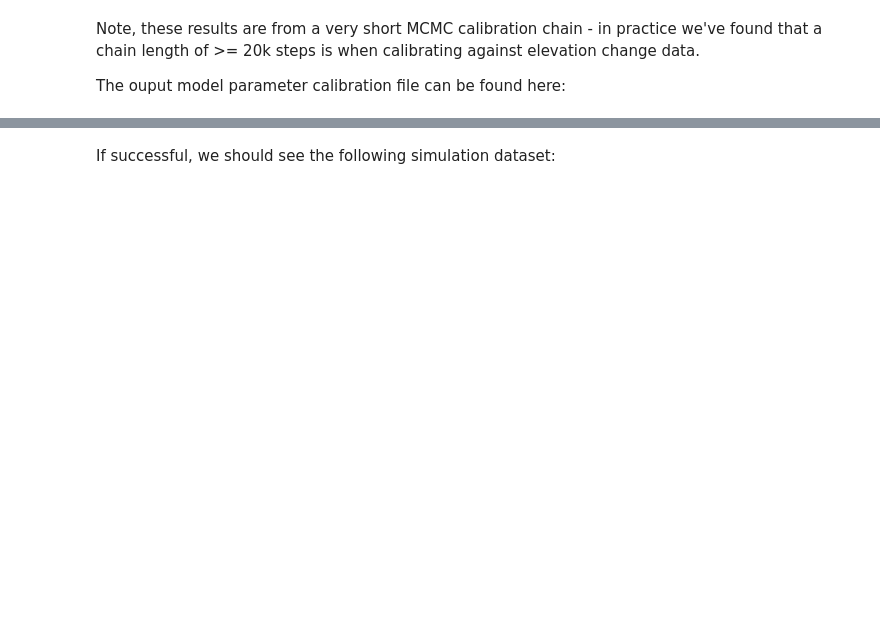
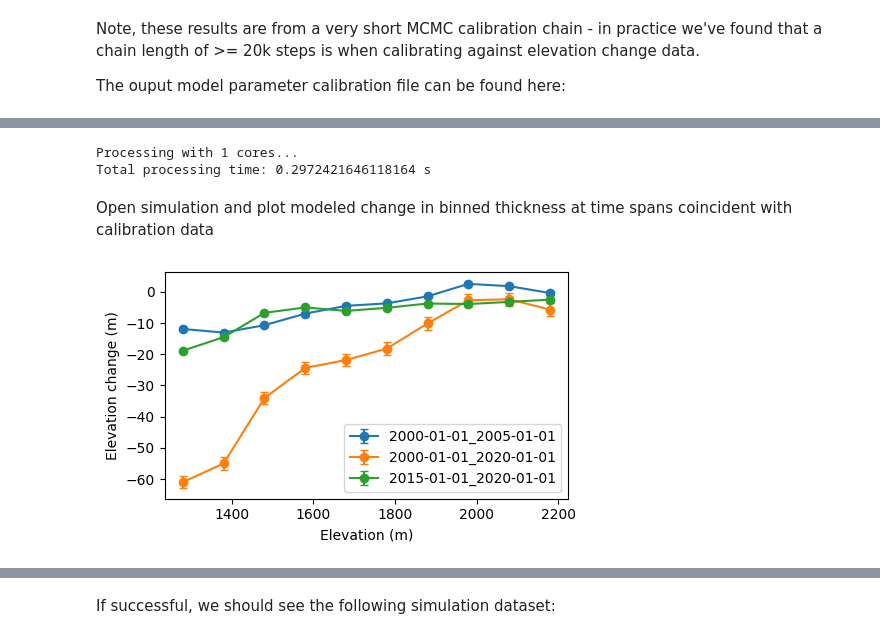
Before and after one commit to PyGEM-Community/PyGEM-notebooks, a Jupyter notebook: advanced_test_spinup_elev_change_calib.ipynb, the cells around one changed output, grey strips where cells are left out. Saved outputs shown, nothing was run; the diff lists cells and outputs as text; code cells hidden in the pictures; blank space fills up the shorter version.

Commit message:
Add simulation and plots

```diff
--- a/advanced_test_spinup_elev_change_calib.ipynb
+++ b/advanced_test_spinup_elev_change_calib.ipynb
@@ -295,0 +369,20 @@ We'll also need to point to the proper parameter calibration file. We can do thi
+# %%
+# process sub-annual binned thickness
+outpath = glob.glob(f'{rootpath}/Output/simulations/{reg}/ERA5/binned/{glac_str}*1set*.nc')[0]
+!postproc_binned_subannual_thick -simpath {outpath}
+# %% [output]
+Processing with 1 cores...
+Total processing time: 0.2972421646118164 s
+# %% [markdown]
+Open simulation and plot modeled change in binned thickness at time spans coincident with calibration data
+# %%
+# load calibration data for comparison and to get relevant time steps
+gdir = workflow.init_glacier_directories([f'RGI60-{reg}.{glac_str.split('.')[-1]}'])[0];
+gdir.elev_change_1d = gdir.read_json('elev_change_1d')
+edges = np.array(gdir.elev_change_1d['bin_edges'])
+centers = np.array(gdir.elev_change_1d['bin_centers'])
+nyears = np.array([round((pd.to_datetime(d[1]) - pd.to_datetime(d[0])).days / 365.25)
+                        for d in gdir.elev_change_1d['dates']])
+plot_elev_change_1d(gdir.elev_change_1d)
+# %% [output]
+[figure, added]
```
Also changed, not shown: parts of 31 cells of this notebook.
